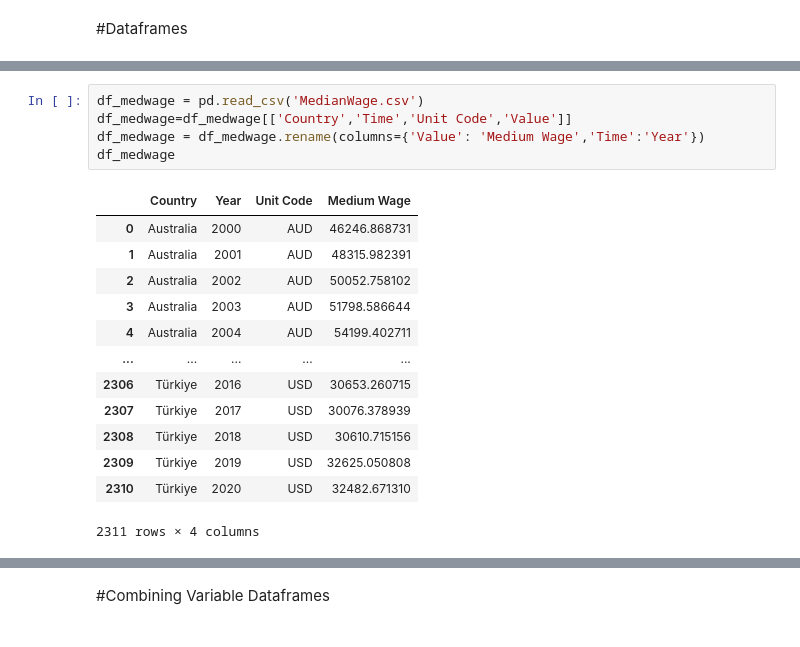
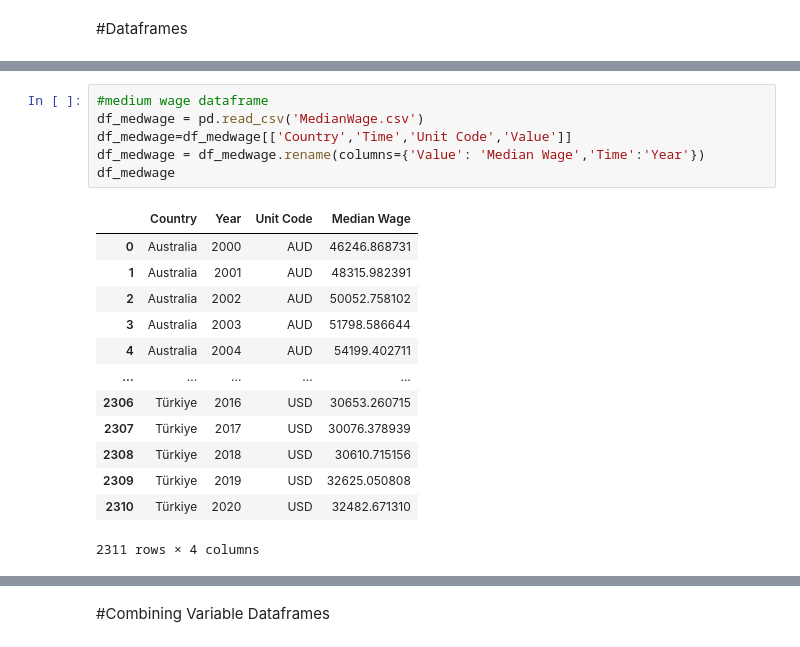
Before and after one commit to dweizzz/datathon23, a Jupyter notebook: AryaLinearRegression.ipynb, the cells around one changed output, grey strips where cells are left out. Cells and saved outputs as stored; diff of their text form.

```diff
--- a/AryaLinearRegression.ipynb
+++ b/AryaLinearRegression.ipynb
@@ -64,12 +74,13 @@ df_hospitals
 | 386 | United States | 2019 | 16711.75 |
 387 rows × 3 columns
 # %%
+#medium wage dataframe
 df_medwage = pd.read_csv('MedianWage.csv')
 df_medwage=df_medwage[['Country','Time','Unit Code','Value']]
-df_medwage = df_medwage.rename(columns={'Value': 'Medium Wage','Time':'Year'})
+df_medwage = df_medwage.rename(columns={'Value': 'Median Wage','Time':'Year'})
 df_medwage
 # %% [output]
-|  | Country | Year | Unit Code | Medium Wage |
+|  | Country | Year | Unit Code | Median Wage |
 | 0 | Australia | 2000 | AUD | 46246.868731 |
 | 1 | Australia | 2001 | AUD | 48315.982391 |
 | 2 | Australia | 2002 | AUD | 50052.758102 |
```
Also changed, not shown: parts of 11 cells of this notebook.
